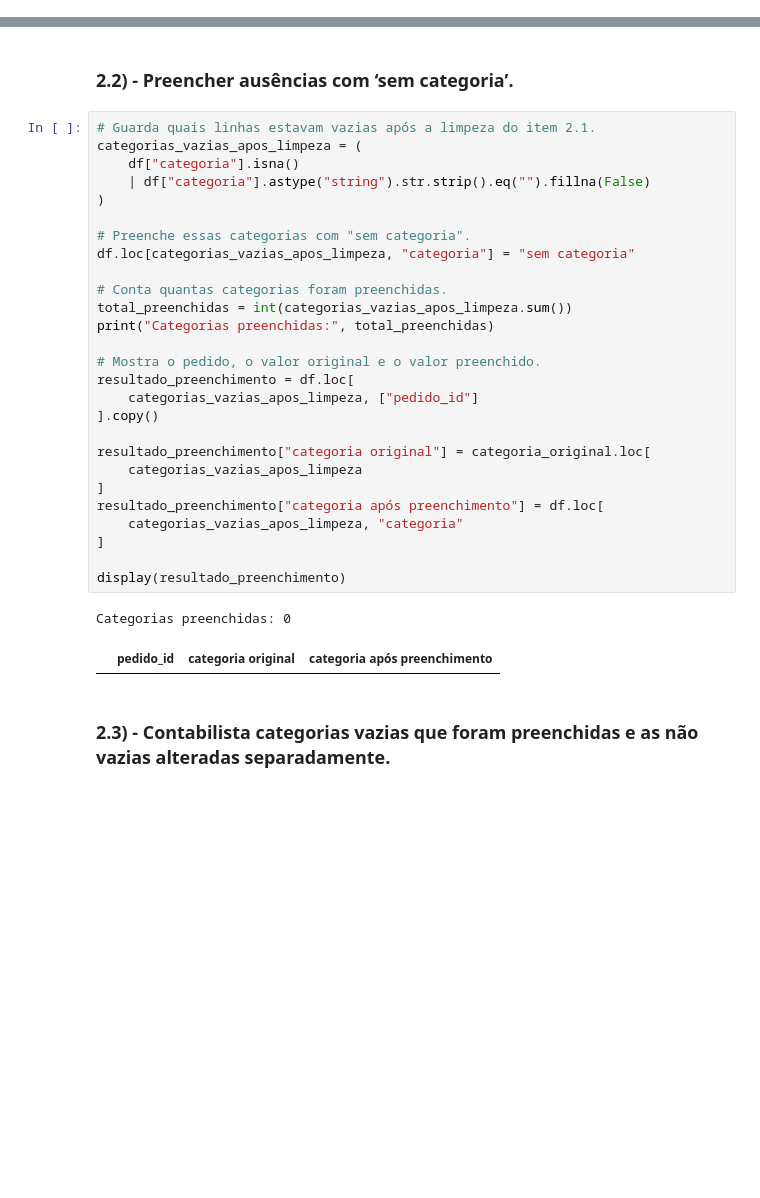
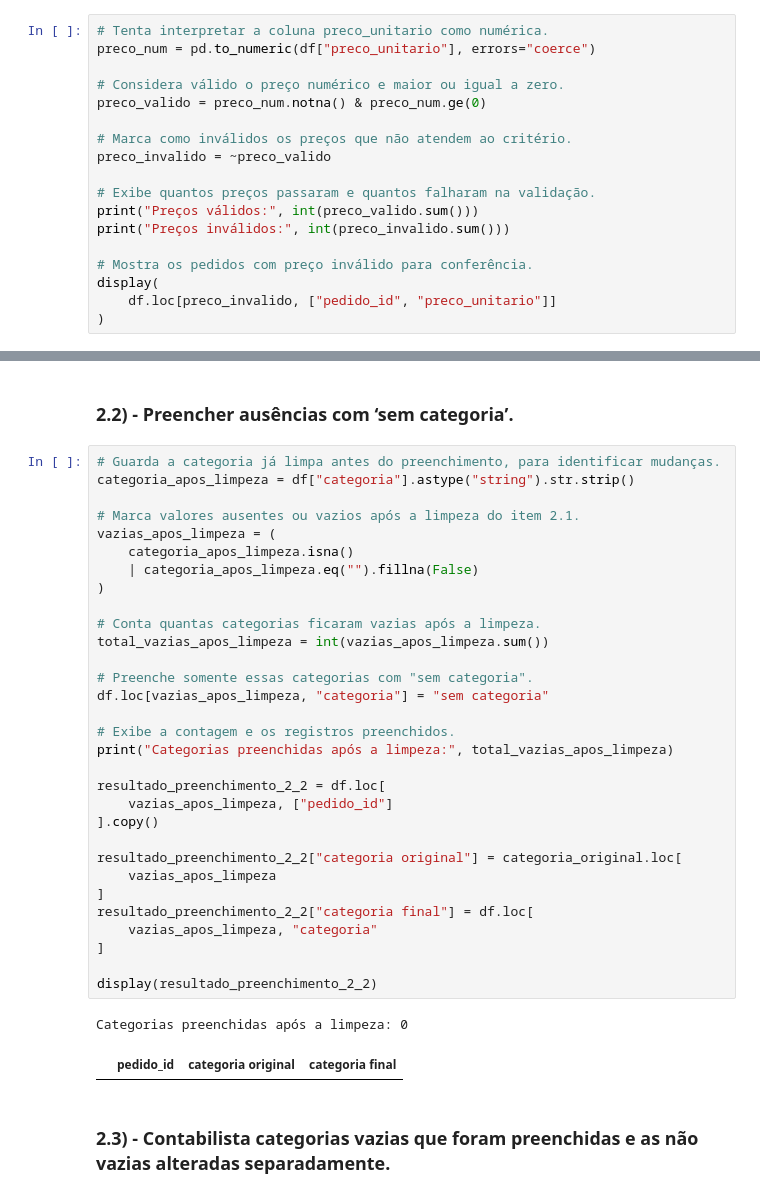
Before and after one commit to fep84/sctec_mini-projeto_avaliativo, a Jupyter notebook: sctec_mini-projeto_avaliativo.ipynb, the cells around one changed output, grey strips where cells are left out. Drawn from its saved outputs; the diff is of its cells as text; blank space fills up the shorter version.

```diff
--- a/sctec_mini-projeto_avaliativo.ipynb
+++ b/sctec_mini-projeto_avaliativo.ipynb
@@ -63,0 +128,18 @@ Categorias vazias: 0
+# %%
+# Tenta interpretar a coluna preco_unitario como numérica.
+preco_num = pd.to_numeric(df["preco_unitario"], errors="coerce")
+
+# Considera válido o preço numérico e maior ou igual a zero.
+preco_valido = preco_num.notna() & preco_num.ge(0)
+
+# Marca como inválidos os preços que não atendem ao critério.
+preco_invalido = ~preco_valido
+
+# Exibe quantos preços passaram e quantos falharam na validação.
+print("Preços válidos:", int(preco_valido.sum()))
+print("Preços inválidos:", int(preco_invalido.sum()))
+
+# Mostra os pedidos com preço inválido para conferência.
+display(
+    df.loc[preco_invalido, ["pedido_id", "preco_unitario"]]
+)
@@ -190,35 +330,39 @@ df["categoria"] = categoria_limpa
 # %% [markdown]
    ### 2.2) - Preencher ausências com ‘sem categoria’.
 # %%
-# Guarda quais linhas estavam vazias após a limpeza do item 2.1.
-categorias_vazias_apos_limpeza = (
-    df["categoria"].isna()
-    | df["categoria"].astype("string").str.strip().eq("").fillna(False)
+# Guarda a categoria já limpa antes do preenchimento, para identificar mudanças.
+categoria_apos_limpeza = df["categoria"].astype("string").str.strip()
+
+# Marca valores ausentes ou vazios após a limpeza do item 2.1.
+vazias_apos_limpeza = (
+    categoria_apos_limpeza.isna()
+    | categoria_apos_limpeza.eq("").fillna(False)
 )
 
-# Preenche essas categorias com "sem categoria".
-df.loc[categorias_vazias_apos_limpeza, "categoria"] = "sem categoria"
+# Conta quantas categorias ficaram vazias após a limpeza.
+total_vazias_apos_limpeza = int(vazias_apos_limpeza.sum())
 
-# Conta quantas categorias foram preenchidas.
-total_preenchidas = int(categorias_vazias_apos_limpeza.sum())
-print("Categorias preenchidas:", total_preenchidas)
+# Preenche somente essas categorias com "sem categoria".
+df.loc[vazias_apos_limpeza, "categoria"] = "sem categoria"
 
-# Mostra o pedido, o valor original e o valor preenchido.
-resultado_preenchimento = df.loc[
-    categorias_vazias_apos_limpeza, ["pedido_id"]
+# Exibe a contagem e os registros preenchidos.
+print("Categorias preenchidas após a limpeza:", total_vazias_apos_limpeza)
+
+resultado_preenchimento_2_2 = df.loc[
+    vazias_apos_limpeza, ["pedido_id"]
 ].copy()
 
-resultado_preenchimento["categoria original"] = categoria_original.loc[
-    categorias_vazias_apos_limpeza
+resultado_preenchimento_2_2["categoria original"] = categoria_original.loc[
+    vazias_apos_limpeza
 ]
-resultado_preenchimento["categoria após preenchimento"] = df.loc[
-    categorias_vazias_apos_limpeza, "categoria"
+resultado_preenchimento_2_2["categoria final"] = df.loc[
+    vazias_apos_limpeza, "categoria"
 ]
 
-display(resultado_preenchimento)
+display(resultado_preenchimento_2_2)
 # %% [output]
-Categorias preenchidas: 0
+Categorias preenchidas após a limpeza: 0
-|  | pedido_id | categoria original | categoria após preenchimento |
+|  | pedido_id | categoria original | categoria final |
 # %% [markdown]
 ### 2.3) - Contabilista categorias vazias que foram preenchidas e as não vazias alteradas separadamente.
 # %%
```
Also changed, not shown: parts of 28 cells of this notebook, 2 other files.
